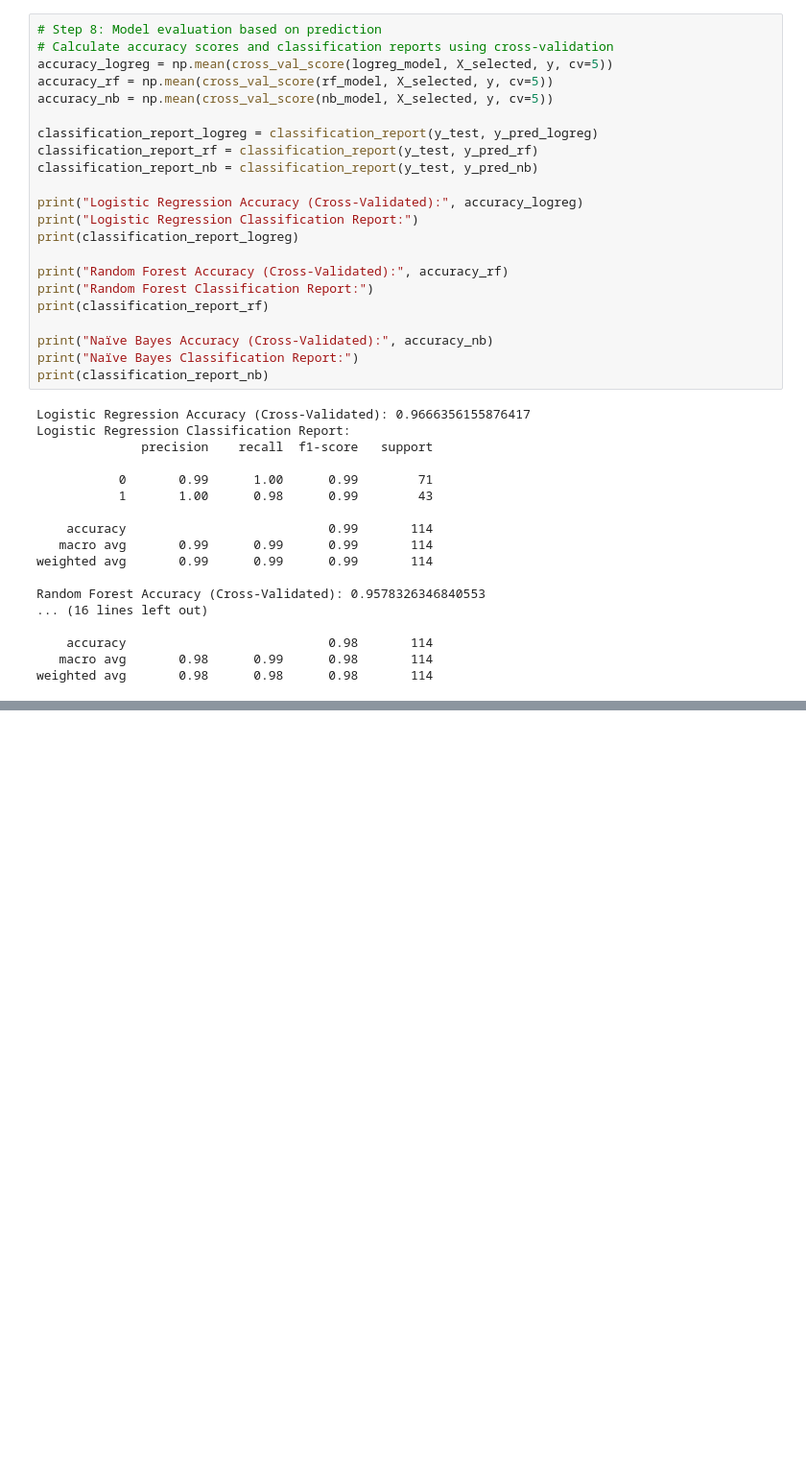
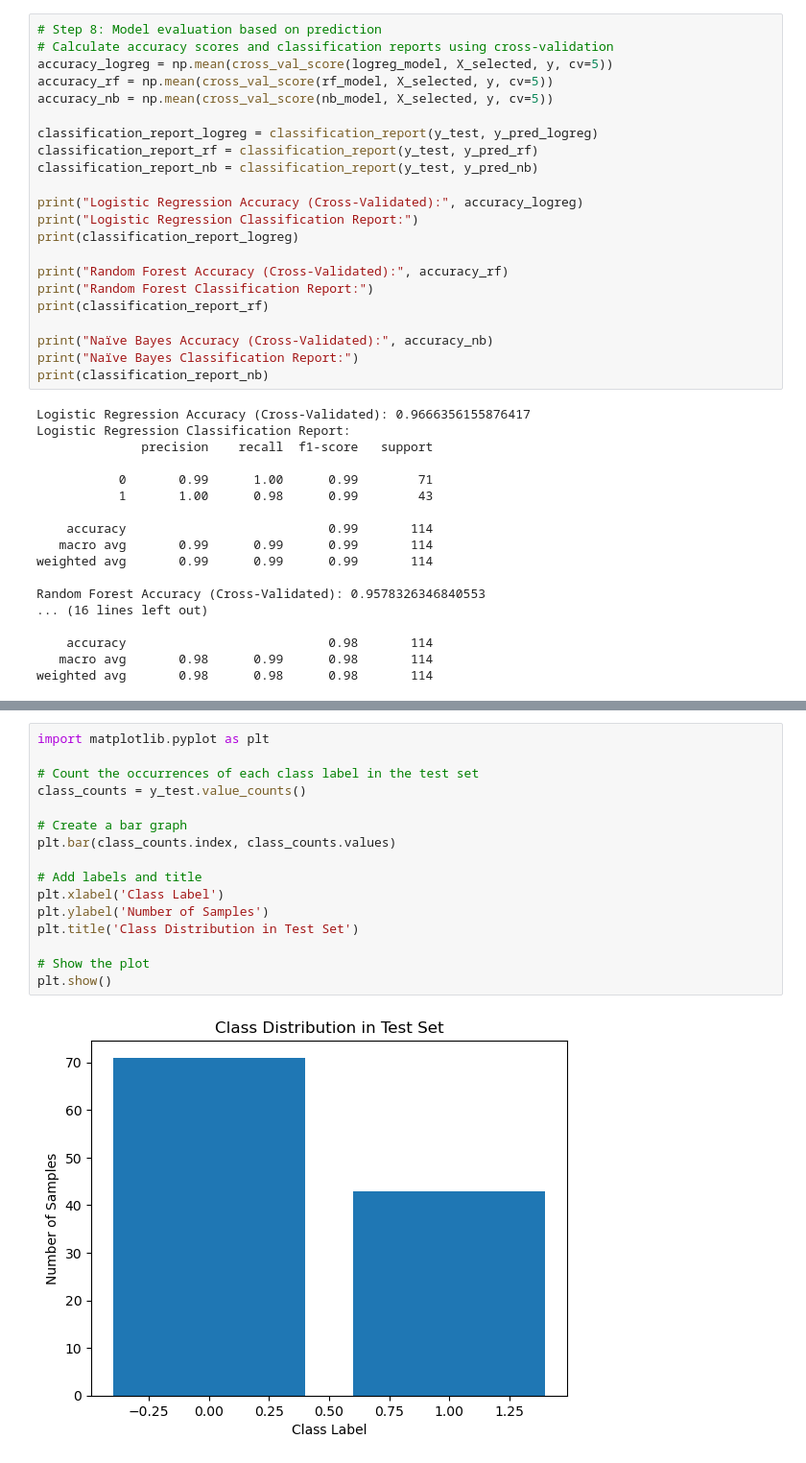
Before and after one commit to harbyj/html, a Jupyter notebook: Untitled1.ipynb, the cells around one changed output, grey strips where cells are left out. Shown at 96% size. Drawn from its saved outputs; the diff is of its cells as text; blank space fills up the shorter version.

```diff
--- a/Untitled1.ipynb
+++ b/Untitled1.ipynb
@@ -749,0 +898,18 @@ weighted avg       0.98      0.98      0.98       114
+# %%
+import matplotlib.pyplot as plt
+
+# Count the occurrences of each class label in the test set
+class_counts = y_test.value_counts()
+
+# Create a bar graph
+plt.bar(class_counts.index, class_counts.values)
+
+# Add labels and title
+plt.xlabel('Class Label')
+plt.ylabel('Number of Samples')
+plt.title('Class Distribution in Test Set')
+
+# Show the plot
+plt.show()
+# %% [output]
+[figure, added]
```
Also changed, not shown: parts of 22 cells of this notebook, 5 other files.
